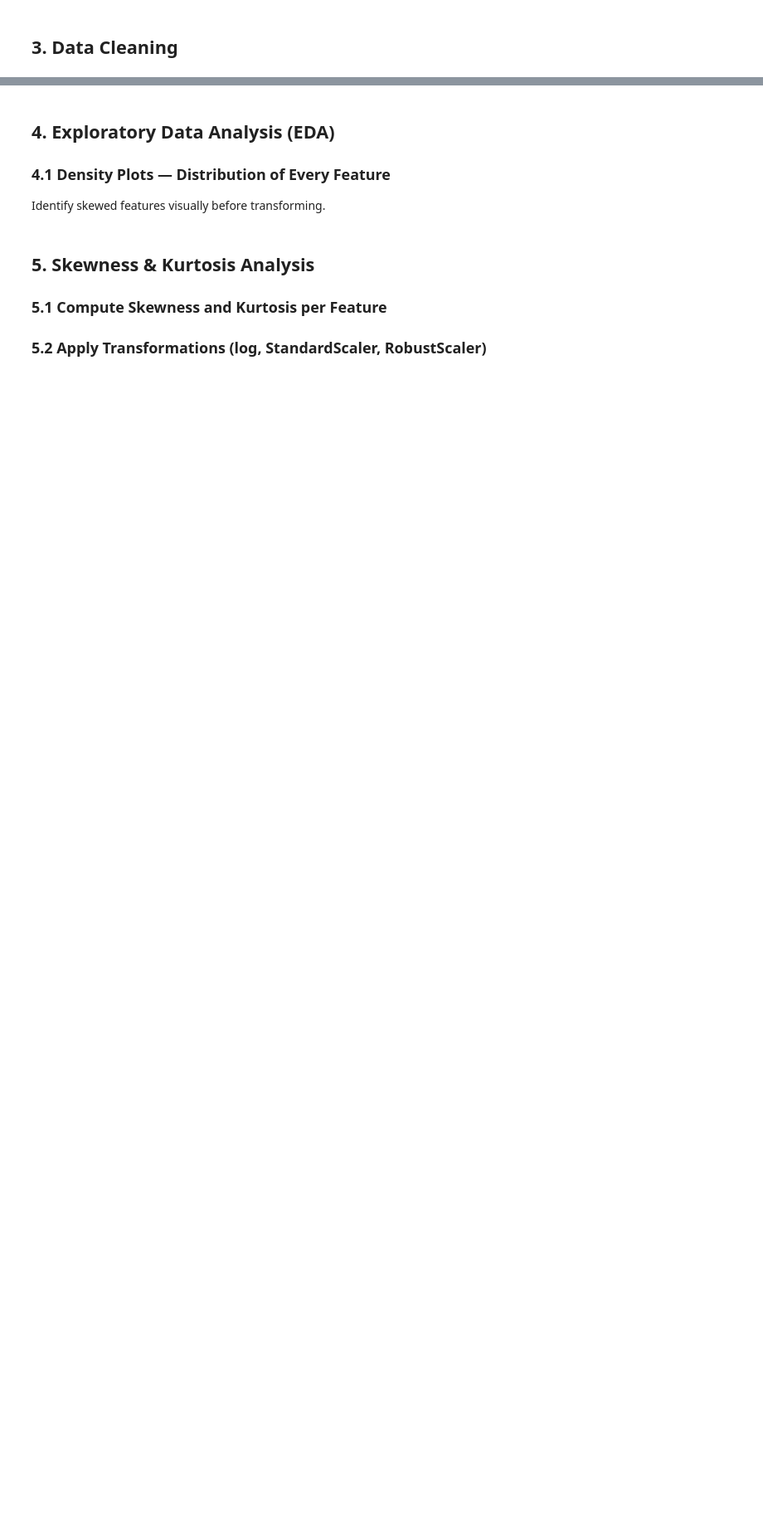
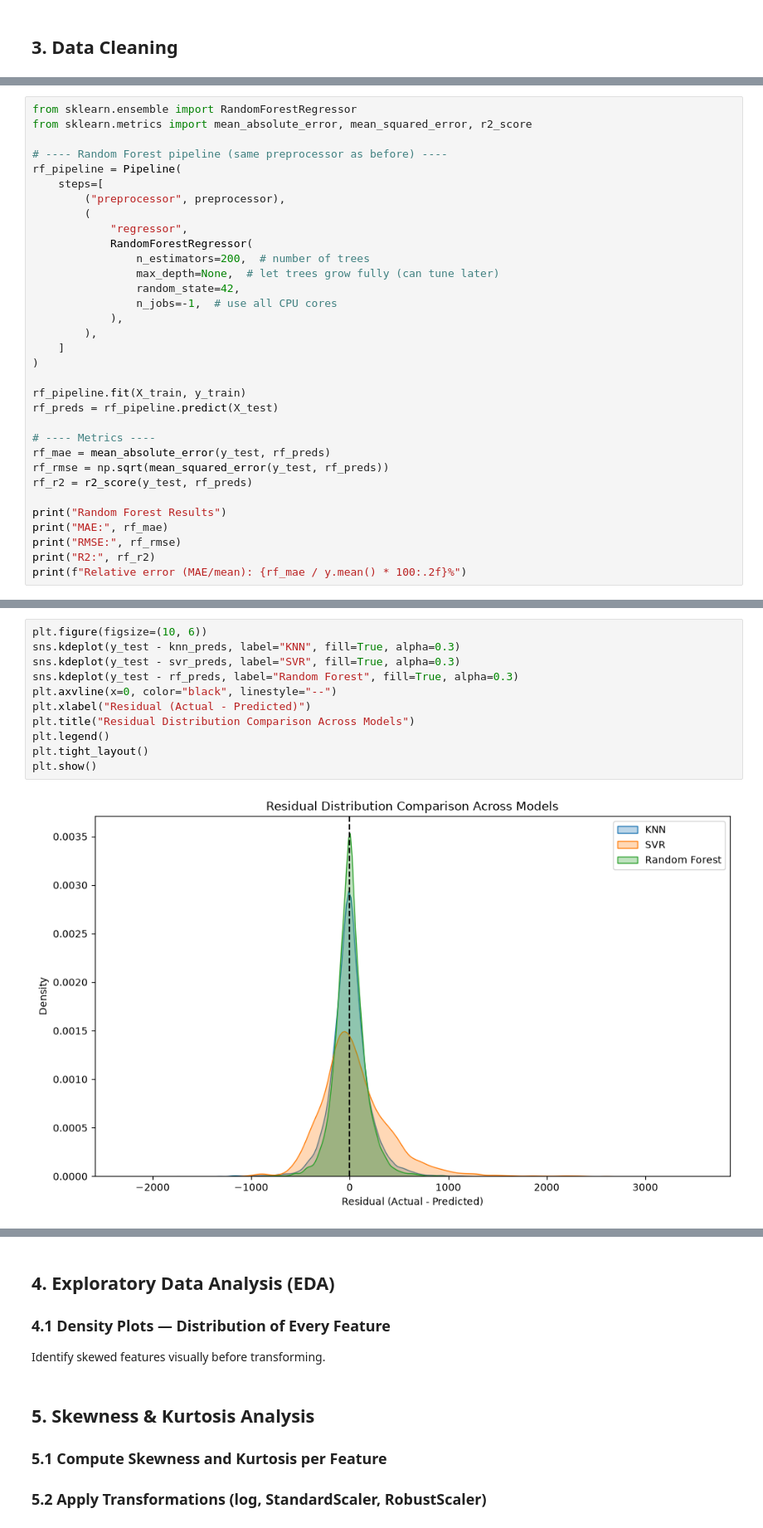
Before and after one commit to farmanali11/core-ai-learning, a Jupyter notebook: 03-classical-ml/01-scikit/branch-sales-demands-forecasting(final-task)/branch-sales-regression-analysis.ipynb, the cells around one changed output, grey strips where cells are left out. Shown at 83% size. Cells and saved outputs as stored; diff of their text form; blank space fills up the shorter version.

```diff
--- a/03-classical-ml/01-scikit/branch-sales-demands-forecasting(final-task)/branch-sales-regression-analysis.ipynb
+++ b/03-classical-ml/01-scikit/branch-sales-demands-forecasting(final-task)/branch-sales-regression-analysis.ipynb
@@ -6,0 +368,33 @@
+# %%
+from sklearn.ensemble import RandomForestRegressor
+from sklearn.metrics import mean_absolute_error, mean_squared_error, r2_score
+
+# ---- Random Forest pipeline (same preprocessor as before) ----
+rf_pipeline = Pipeline(
+    steps=[
+        ("preprocessor", preprocessor),
+        (
+            "regressor",
+            RandomForestRegressor(
+                n_estimators=200,  # number of trees
+                max_depth=None,  # let trees grow fully (can tune later)
+                random_state=42,
+                n_jobs=-1,  # use all CPU cores
+            ),
+        ),
+    ]
+)
+
+rf_pipeline.fit(X_train, y_train)
+rf_preds = rf_pipeline.predict(X_test)
+
+# ---- Metrics ----
+rf_mae = mean_absolute_error(y_test, rf_preds)
+rf_rmse = np.sqrt(mean_squared_error(y_test, rf_preds))
+rf_r2 = r2_score(y_test, rf_preds)
+
+print("Random Forest Results")
+print("MAE:", rf_mae)
+print("RMSE:", rf_rmse)
+print("R2:", rf_r2)
+print(f"Relative error (MAE/mean): {rf_mae / y.mean() * 100:.2f}%")
@@ -6,0 +513,13 @@
+# %%
+plt.figure(figsize=(10, 6))
+sns.kdeplot(y_test - knn_preds, label="KNN", fill=True, alpha=0.3)
+sns.kdeplot(y_test - svr_preds, label="SVR", fill=True, alpha=0.3)
+sns.kdeplot(y_test - rf_preds, label="Random Forest", fill=True, alpha=0.3)
+plt.axvline(x=0, color="black", linestyle="--")
+plt.xlabel("Residual (Actual - Predicted)")
+plt.title("Residual Distribution Comparison Across Models")
+plt.legend()
+plt.tight_layout()
+plt.show()
+# %% [output]
+[figure, added]
```
Also changed, not shown: parts of 46 cells of this notebook, 3 other files.
